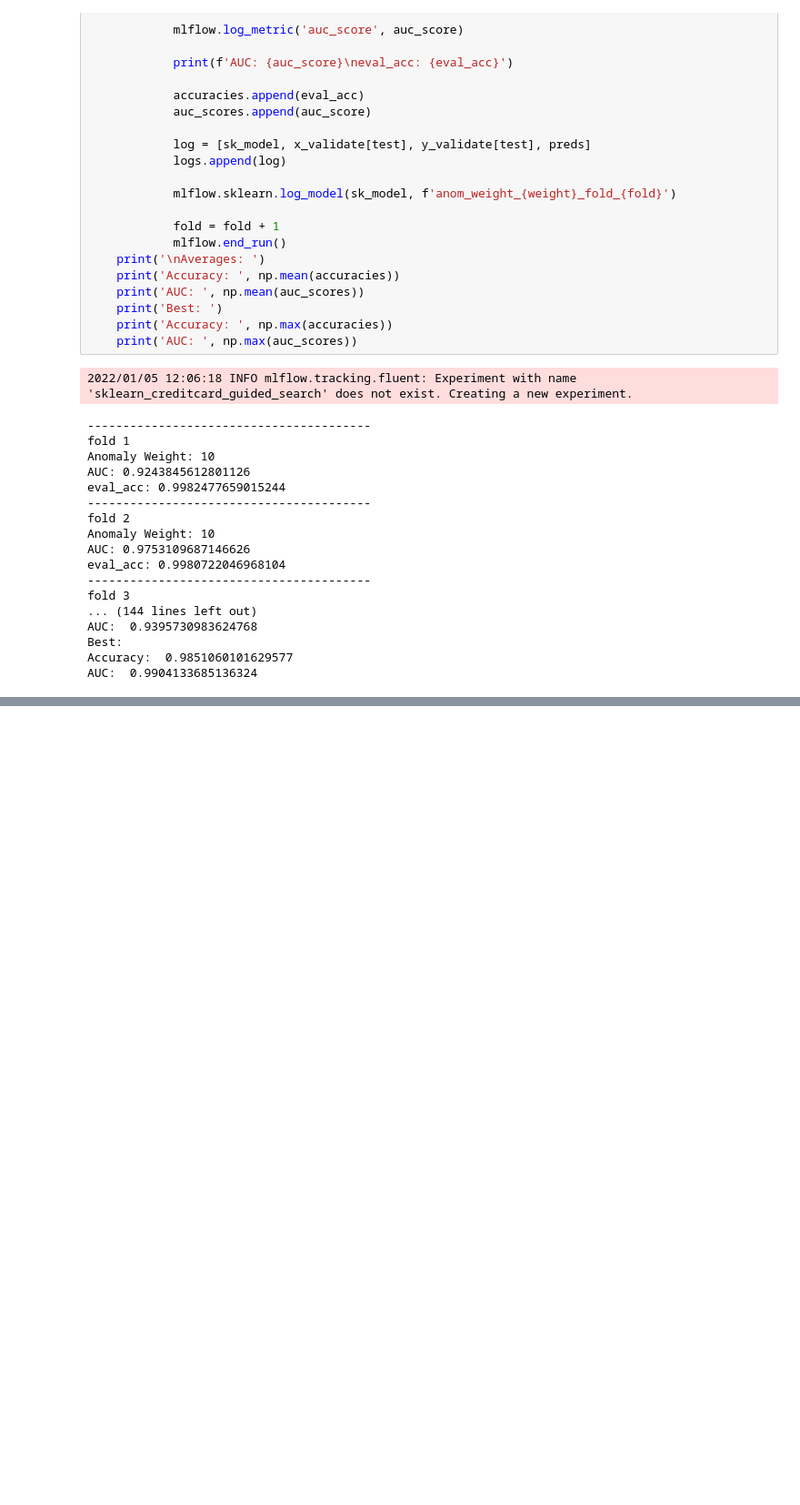
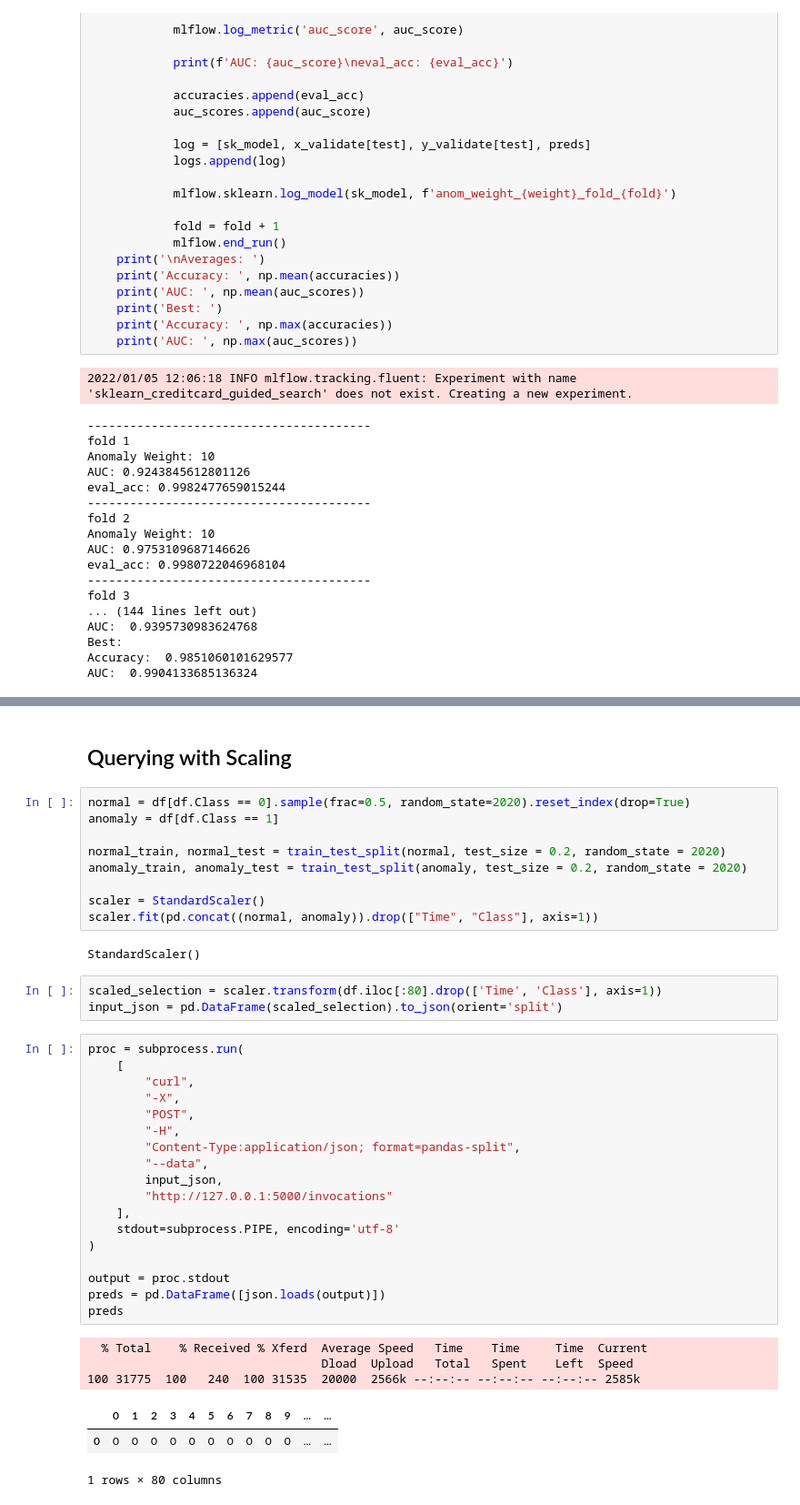
Before and after one commit to caiosainvallio/mlflow, a Jupyter notebook: mlflowScikitLearn/mlflow_sklearn.ipynb, the cells around one changed output, grey strips where cells are left out. Shown: that part at 91% size. Drawn from its saved outputs; the diff is of its cells as text; blank space fills up the shorter version.

```diff
--- a/mlflowScikitLearn/mlflow_sklearn.ipynb
+++ b/mlflowScikitLearn/mlflow_sklearn.ipynb
@@ -342,0 +414,41 @@ AUC:  0.9904133685136324
+# %% [markdown]
+## Querying with Scaling
+# %%
+normal = df[df.Class == 0].sample(frac=0.5, random_state=2020).reset_index(drop=True)
+anomaly = df[df.Class == 1]
+
+normal_train, normal_test = train_test_split(normal, test_size = 0.2, random_state = 2020)
+anomaly_train, anomaly_test = train_test_split(anomaly, test_size = 0.2, random_state = 2020)
+
+scaler = StandardScaler()
+scaler.fit(pd.concat((normal, anomaly)).drop(["Time", "Class"], axis=1))
+# %% [output]
+StandardScaler()
+# %%
+scaled_selection = scaler.transform(df.iloc[:80].drop(['Time', 'Class'], axis=1))
+input_json = pd.DataFrame(scaled_selection).to_json(orient='split')
+# %%
+proc = subprocess.run(
+    [
+        "curl",
+        "-X",
+        "POST",
+        "-H",
+        "Content-Type:application/json; format=pandas-split",
+        "--data",
+        input_json,
+        "http://127.0.0.1:5000/invocations"
+    ],
+    stdout=subprocess.PIPE, encoding='utf-8'
+)
+
+output = proc.stdout
+preds = pd.DataFrame([json.loads(output)])
+preds
+# %% [output]
+  % Total    % Received % Xferd  Average Speed   Time    Time     Time  Current
+                                 Dload  Upload   Total   Spent    Left  Speed
+100 31775  100   240  100 31535  20000  2566k --:--:-- --:--:-- --:--:-- 2585k
+|  | 0 | 1 | 2 | 3 | 4 | 5 | 6 | 7 | 8 | 9 | ... | ... |
+| 0 | 0 | 0 | 0 | 0 | 0 | 0 | 0 | 0 | 0 | 0 | ... | ... |
+1 rows × 80 columns
```
Also changed, not shown: parts of 14 cells of this notebook.
